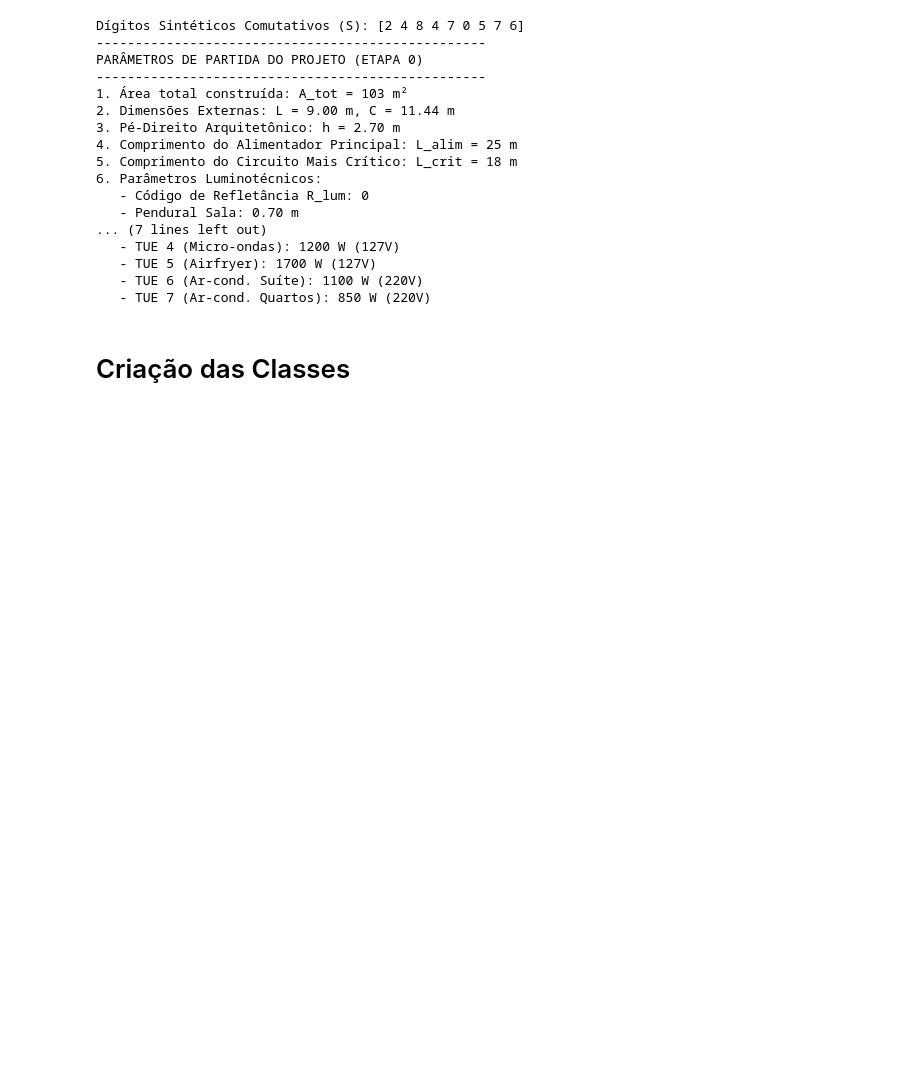
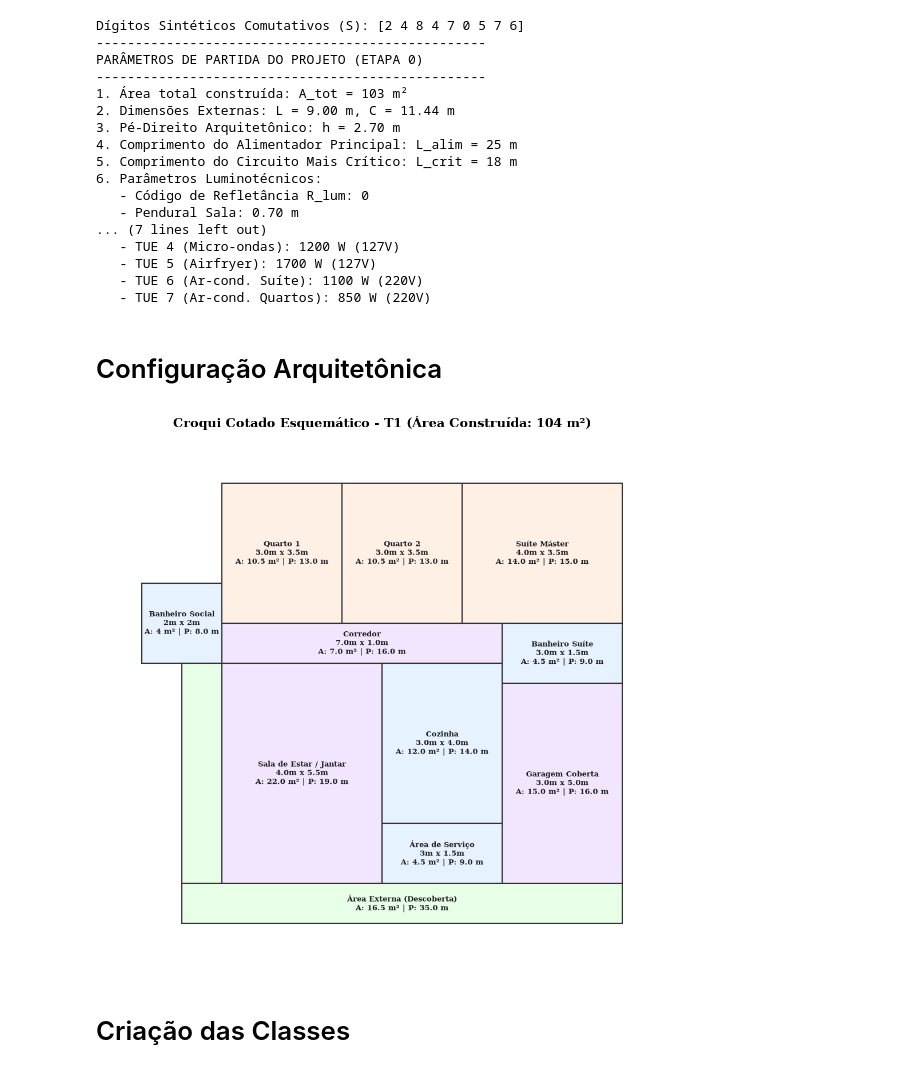
Before and after one commit to emotta3/Instalacoes, a Jupyter notebook: Trabalho/Trabalho_Inst.ipynb, the cells around one changed output. Cells and saved outputs as stored; diff of their text form; code cells hidden in the pictures; blank space fills up the shorter version.

Commit message:
Planta Arquitetônica

```diff
--- a/Trabalho/Trabalho_Inst.ipynb
+++ b/Trabalho/Trabalho_Inst.ipynb
@@ -187,6 +187,66 @@ PARÂMETROS DE PARTIDA DO PROJETO (ETAPA 0)
    - TUE 5 (Airfryer): 1700 W (127V)
    - TUE 6 (Ar-cond. Suíte): 1100 W (220V)
    - TUE 7 (Ar-cond. Quartos): 850 W (220V)
+# %% [markdown]
+# Configuração Arquitetônica
+# %%
+def plotar_croqui():
+    fig, ax = plt.subplots(figsize=(14, 10))
+
+    # Formato: (x, y, largura, comprimento, Nome, Area, Perimetro, Cor)
+    comodos = [
+        # Setor Social / Acesso (Tons de Azul/Cinza)
+        (0, 0, 4.0, 5.5, "Sala de Estar / Jantar", 22.0, 19.0, '#f2e6ff'),
+        (7, 0, 3.0, 5.0, "Garagem Coberta", 15.0, 16.0, '#f2e6ff'),
+        (0, 5.5, 7.0, 1.0, "Corredor", 7.0, 16.0, '#f2e6ff'),
+
+        # Setor de Serviço / Molhado (Tons de Verde/Amarelo)
+        (4, 1.5, 3.0, 4.0, "Cozinha", 12.0, 14.0, '#e6f2ff'),
+        (4, 0, 3, 1.5, "Área de Serviço", 4.5, 9.0, '#e6f2ff'),
+        (7, 5, 3.0, 1.5, "Banheiro Suíte", 4.5, 9.0, '#e6f2ff'),
+        (-2, 5.5, 2, 2, "Banheiro Social", 4, 8.0, '#e6f2ff'),
+
+        # Setor Íntimo (Tons de Laranja/Pêssego)
+        (0, 6.5, 3.0, 3.5, "Quarto 1", 10.5, 13.0, '#fff0e6'),
+        (3, 6.5, 3.0, 3.5, "Quarto 2", 10.5, 13.0, '#fff0e6'),
+        (6, 6.5, 4.0, 3.5, "Suíte Máster", 14.0, 15.0, '#fff0e6'),
+
+        # Área Externa Descoberta (dividida em duas partes para formar o L, mas com texto só em uma)
+        (-1.0, 0, 1.0, 5.5, "", "", "", '#e6ffe6'),
+        (-1.0, -1.0, 11.0, 1.0, "Área Externa (Descoberta)", 16.5, 35.0, '#e6ffe6')
+    ]
+
+    # Desenha cada cômodo
+    for (x, y, largura, comprimento, nome, area, perimetro, cor) in comodos:
+        retangulo = patches.Rectangle((x, y), largura, comprimento,
+                                      linewidth=1.5, edgecolor='#333333', facecolor=cor)
+        ax.add_patch(retangulo)
+
+        # Imprime o texto apenas se houver um nome definido para o bloco
+        if nome != "":
+            # Para cômodos normais ou áreas compostas, ajustamos a exibição do texto:
+            if "Área Externa" in nome:
+                texto_cota = f"{nome}\nA: {area} m² | P: {perimetro} m"
+            else:
+                texto_cota = f"{nome}\n{largura}m x {comprimento}m\nA: {area} m² | P: {perimetro} m"
+
+            ax.text(x + largura/2, y + comprimento/2, texto_cota,
+                    ha='center', va='center', fontsize=9, weight='bold', color='#222222')
+
+    # Configurações do gráfico
+    ax.set_xlim(-3, 11)
+    ax.set_ylim(-2, 11)
+    ax.set_aspect('equal')
+    ax.axis('off')
+
+    plt.title(f"Croqui Cotado Esquemático - T1 (Área Construída: 104 m²)", fontsize=16, weight='bold', pad=20)
+    plt.tight_layout()
+    plt.show()
+
+# Gerar o croqui
+plotar_croqui()
+# %% [output]
+[figure, added]
 # %% [markdown]
 # Criação das Classes
 # %%
```
Also changed, not shown: parts of 1 cell of this notebook.
